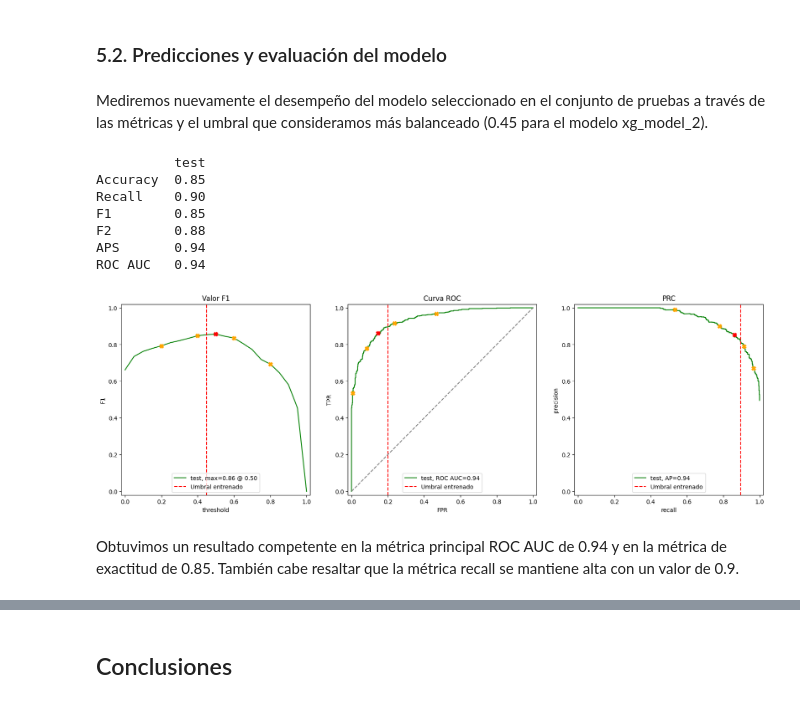
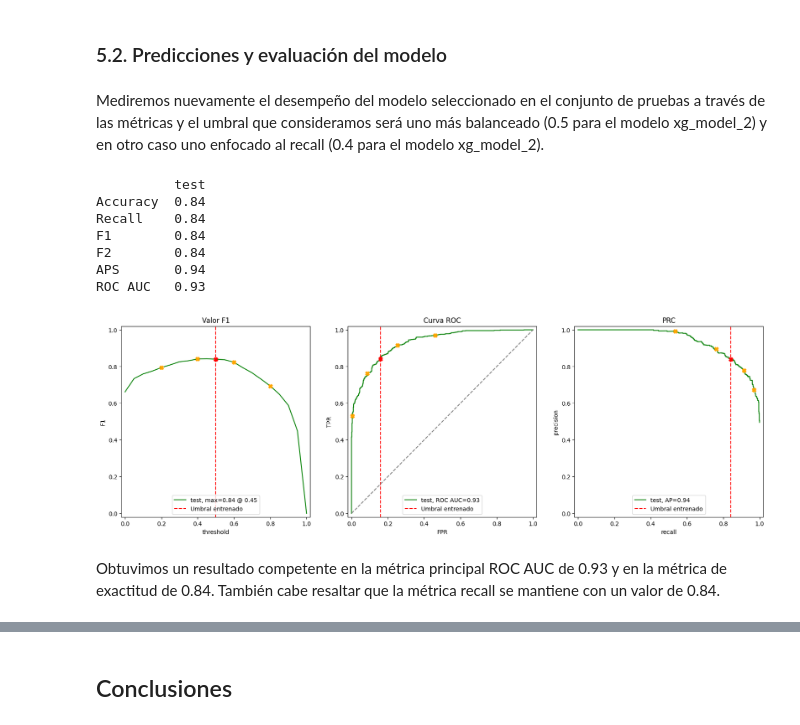
Before and after one commit to AndresCalvete-DataScientist/interconnect-customer-churn-prediction, a Jupyter notebook: notebooks/eda.ipynb, the cells around one changed output, grey strips where cells are left out. Saved outputs shown, nothing was run; the diff lists cells and outputs as text; code cells hidden in the pictures.

Commit message:
finalización del pipeline de análisis de datos

```diff
--- a/notebooks/eda.ipynb
+++ b/notebooks/eda.ipynb
@@ -95,6 +95,6 @@ df_internet = pd.read_csv('../files/datasets/input/final_provider/internet.csv')
 # %%
 # Leemos los datos de los servicios telefónicos
-df_phone = pd.read_csv('../files/datasets/input/final_provider/phone.csv')
+df_phone = pd.read_csv('../files/datasets/input/phone.csv')
 # %% [markdown]
 ### 1.2. Descripción inicial de los datos. <a id="decription"></a>
 # %% [markdown]
@@ -797,6 +797,10 @@ plt.show()
 # %%
 # Combinar los datos de abandono (df_contract) con los personales (df_personal)
 df_con_int = df_contract.merge(df_internet, how='left', left_on='customerID', right_on='customerID')
+
+# Completando los datos de los usuarios sin servicios de internet
+service_columns=['OnlineSecurity', 'OnlineBackup', 'DeviceProtection', 'TechSupport', 'StreamingTV', 'StreamingMovies']
+df_con_int[service_columns]= df_con_int[service_columns].fillna(0)
 df_con_int.head()
 # %% [output]
 |  | customerID | BeginDate | EndDate | Type | PaperlessBilling | PaymentMethod | MonthlyCharges | ... |
@@ -1085,8 +1086,6 @@ data = pd.concat(
         df_con_int_pho[[
             'InternetService',
             'OnlineSecurity',
-            'OnlineBackup',
-            'DeviceProtection',
             'TechSupport',
             'AllServicesCount'
         ]],
@@ -1122,12 +1121,6 @@ Las columnas InternetService, OnlineSecurity, OnlineBackup, DeviceProtection y T
 # Reemplazamos los nulos de InternetService con 'No'
 data['InternetService'] = data['InternetService'].fillna('No')
 
-# Reemplazamos los nulos de los servicios con 0 significando que no se posee el servicio
-data['OnlineSecurity'] = data['OnlineSecurity'].fillna(0)
-data['OnlineBackup'] = data['OnlineBackup'].fillna(0)
-data['DeviceProtection'] = data['DeviceProtection'].fillna(0)
-data['TechSupport'] = data['TechSupport'].fillna(0)
-
 data.info()
 # %% [output]
 <class 'pandas.core.frame.DataFrame'>
@@ -1657,7 +1649,7 @@ Se elegirá el modelo **XGBoost_Tuned** (xg_model_2) por su desempeño y sobreaj
 # %% [markdown]
 ### 5.2. Predicciones y evaluación del modelo <a id='model_eval'></a>
 # %% [markdown]
-Mediremos nuevamente el desempeño del modelo seleccionado en el conjunto de pruebas a través de las métricas y el umbral que consideramos más balanceado (0.45 para el modelo xg_model_2).
+Mediremos nuevamente el desempeño del modelo seleccionado en el conjunto de pruebas a través de las métricas y el umbral que consideramos será uno más balanceado (0.5 para el modelo xg_model_2) y en otro caso uno enfocado al recall (0.4 para el modelo xg_model_2).
 # %%
 # Definición de una función para evaluar los modelos a través de diferentes métricas
 import sklearn.metrics as metrics
@@ -1760,23 +1752,23 @@ def evaluate_model_test(model, train_features, train_target, test_features, test
 
     return df_eval_stats
 # %%
-# Evaluamos el modelo
+# Evaluamos el modelo balanceado
 xg_results_2 = evaluate_model_test(
     xg_model_2,
     ohe_features_train.to_numpy(),
     target_train.to_numpy(),
     ohe_features_test.to_numpy(),
     target_test.to_numpy(),
-    threshold_train=0.45
+    threshold_train=0.5
 )
 # %% [output]
           test
-Accuracy  0.85
-Recall    0.90
-F1        0.85
-F2        0.88
+Accuracy  0.84
+Recall    0.84
+F1        0.84
+F2        0.84
 APS       0.94
-ROC AUC   0.94
+ROC AUC   0.93
-[figure, old version]
+[figure, new version]
 # %% [markdown]
-Obtuvimos un resultado competente en la métrica principal ROC AUC de 0.94 y en la métrica de exactitud de 0.85. También cabe resaltar que la métrica recall se mantiene alta con un valor de 0.9.
+Obtuvimos un resultado competente en la métrica principal ROC AUC de 0.93 y en la métrica de exactitud de 0.84. También cabe resaltar que la métrica recall se mantiene con un valor de 0.84.
```
Also changed, not shown: parts of 24 cells of this notebook, 9 other files.
